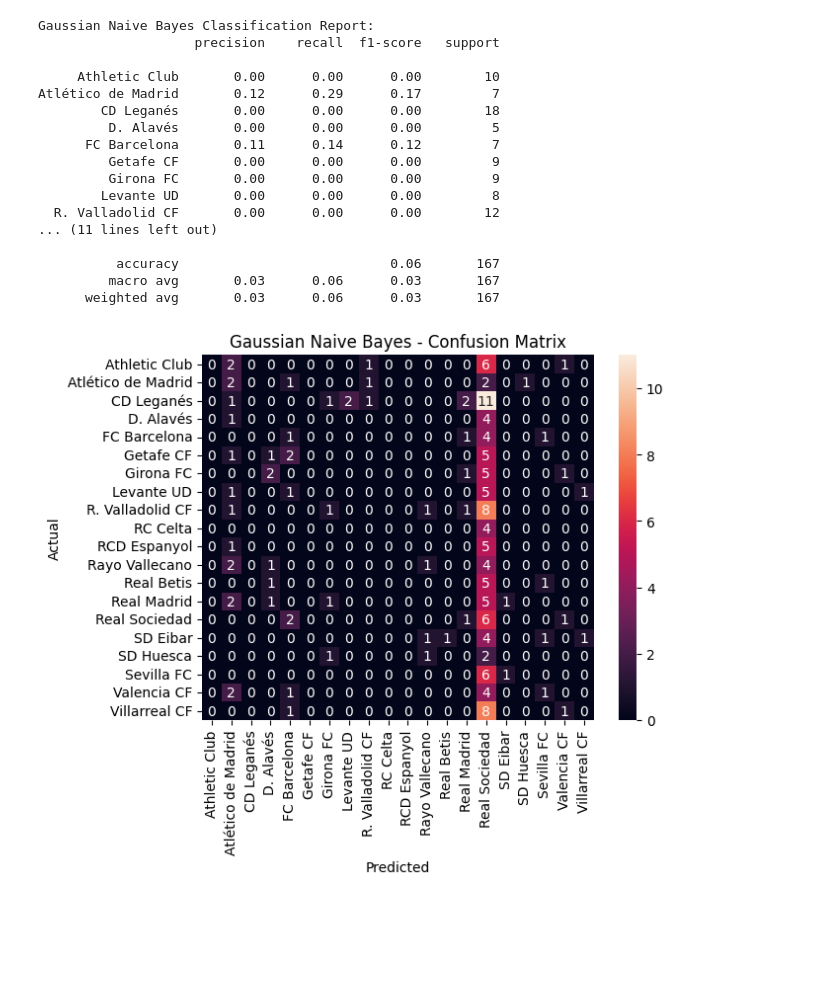
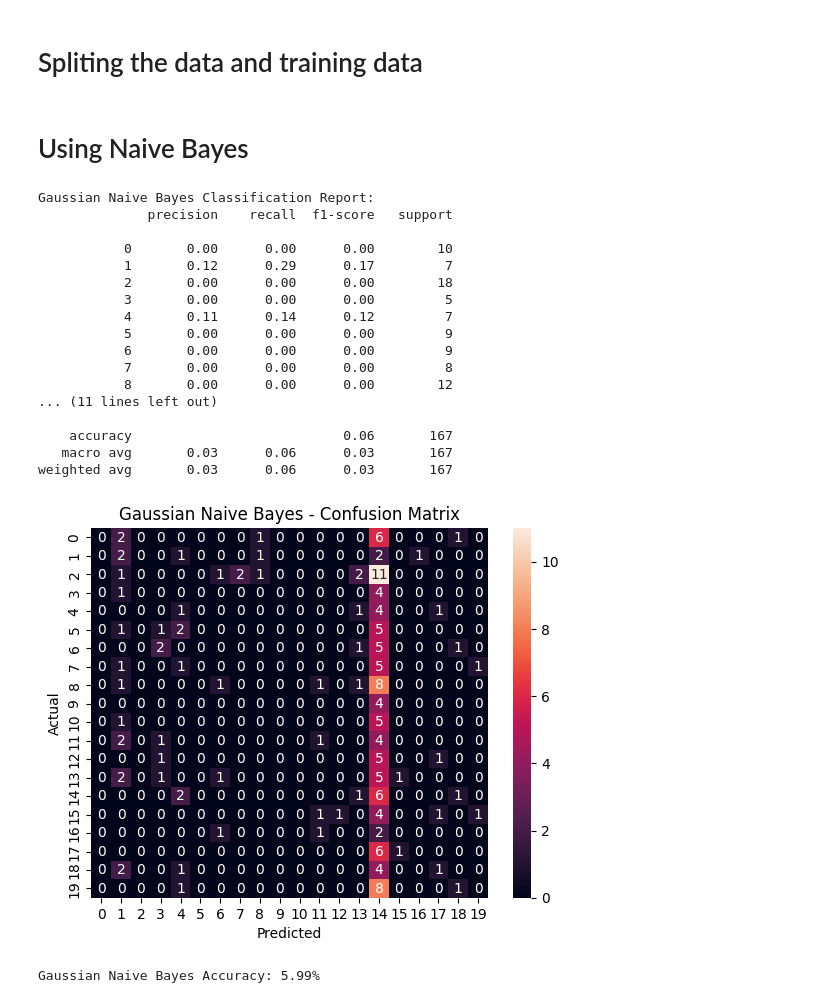
Before and after one commit to Bill-Shawn/CPSC322-FinalProject, a Jupyter notebook: final.ipynb, the cells around one changed output. Drawn from its saved outputs; the diff is of its cells as text; code cells hidden in the pictures; blank space fills up the shorter version.

```diff
--- a/final.ipynb
+++ b/final.ipynb
@@ -231,0 +215,15 @@ Target:
+# %%
+# Define features and target
+features = [
+    'Minutes played', 'Goals scored', 'Assists', 'Shots on target',
+    'Tackles', 'Passes', 'Successful dribbles', 'Interceptions', 'Recoveries'
+]
+target = 'Pos'
+
+X = merged_data[features]
+y = merged_data[target]
+
+# Standardize features for machine learning
+from sklearn.preprocessing import StandardScaler
+scaler = StandardScaler()
+X_scaled = scaler.fit_transform(X)
@@ -232,3 +303,5 @@ Target:
+# %% [markdown]
+# Spliting the data and training data
 # %%
 # Split the data into training and testing sets
 X_train, X_test, y_train, y_test = train_test_split(X, y, test_size=0.3, random_state=42)
@@ -237,41 +310,56 @@ X_train, X_test, y_train, y_test = train_test_split(X, y, test_size=0.3, random_
 scaler = StandardScaler()
 X_train_scaled = scaler.fit_transform(X_train)
 X_test_scaled = scaler.transform(X_test)
+# %% [markdown]
+# Using Naive Bayes
 # %%
+from sklearn.naive_bayes import GaussianNB
+from sklearn.metrics import classification_report, confusion_matrix
+import seaborn as sns
+import matplotlib.pyplot as plt
+
 # Train GaussianNB
 nb = GaussianNB()
 nb.fit(X_train, y_train)
 
 # Predict on the test set
 y_pred_nb = nb.predict(X_test)
 
+# Define class labels for the league positions
+class_labels = [str(pos) for pos in sorted(y.unique())]
+
 # Evaluate the model
 print("Gaussian Naive Bayes Classification Report:")
-print(classification_report(y_test, y_pred_nb, target_names=le.classes_))
+print(classification_report(y_test, y_pred_nb, target_names=class_labels))
 
 # Confusion Matrix
 conf_matrix_nb = confusion_matrix(y_test, y_pred_nb)
-sns.heatmap(conf_matrix_nb, annot=True, fmt='d', xticklabels=le.classes_, yticklabels=le.classes_)
+sns.heatmap(conf_matrix_nb, annot=True, fmt='d', xticklabels=class_labels, yticklabels=class_labels)
 plt.title("Gaussian Naive Bayes - Confusion Matrix")
 plt.xlabel("Predicted")
 plt.ylabel("Actual")
 plt.show()
+
+# Calculate accuracy
+accuracy_nb = np.trace(conf_matrix_nb) / np.sum(conf_matrix_nb)
+print(f"Gaussian Naive Bayes Accuracy: {accuracy_nb * 100:.2f}%")
 # %% [output]
 Gaussian Naive Bayes Classification Report:
-                    precision    recall  f1-score   support
+              precision    recall  f1-score   support
 
-     Athletic Club       0.00      0.00      0.00        10
-Atlético de Madrid       0.12      0.29      0.17         7
-        CD Leganés       0.00      0.00      0.00        18
-         D. Alavés       0.00      0.00      0.00         5
-      FC Barcelona       0.11      0.14      0.12         7
-         Getafe CF       0.00      0.00      0.00         9
-         Girona FC       0.00      0.00      0.00         9
-        Levante UD       0.00      0.00      0.00         8
-  R. Valladolid CF       0.00      0.00      0.00        12
+           0       0.00      0.00      0.00        10
+           1       0.12      0.29      0.17         7
+           2       0.00      0.00      0.00        18
+           3       0.00      0.00      0.00         5
+           4       0.11      0.14      0.12         7
+           5       0.00      0.00      0.00         9
+           6       0.00      0.00      0.00         9
+           7       0.00      0.00      0.00         8
+           8       0.00      0.00      0.00        12
 ... (11 lines left out)
 
-          accuracy                           0.06       167
-         macro avg       0.03      0.06      0.03       167
-      weighted avg       0.03      0.06      0.03       167
+    accuracy                           0.06       167
+   macro avg       0.03      0.06      0.03       167
+weighted avg       0.03      0.06      0.03       167
-[figure, old version]
+[figure, new version]
+Gaussian Naive Bayes Accuracy: 5.99%
```
Also changed, not shown: parts of 28 cells of this notebook, 2 other files.
